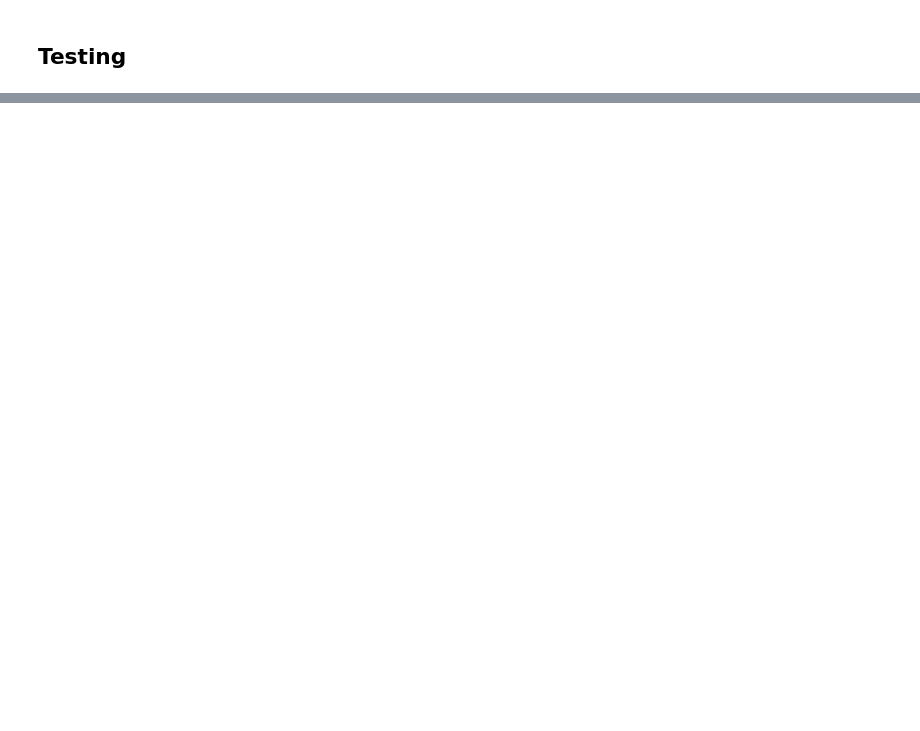
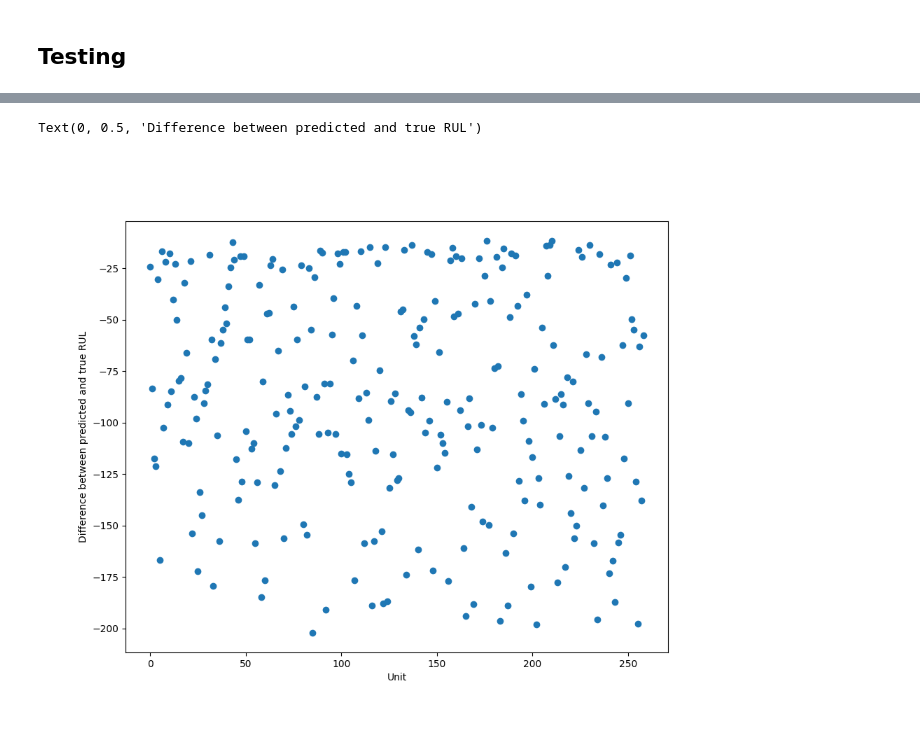
Before and after one commit to mfranzreb/DDMML_project, a Jupyter notebook: Turbofan/Master_Marco.ipynb, the cells around one changed output, grey strips where cells are left out. Drawn from its saved outputs; the diff is of its cells as text; code cells hidden in the pictures; blank space fills up the shorter version.

```diff
--- a/Turbofan/Master_Marco.ipynb
+++ b/Turbofan/Master_Marco.ipynb
@@ -308,0 +360,31 @@ plt.show()
+# %%
+#For each Unit, get all observations with Modi = 6
+all_observations = test_data_mode_six.groupby('Unit')
+last_observations = test_data_mode_six.groupby('Unit').last()
+cycles_pred = []
+unit_preds = []
+for unit in all_observations:
+    for i, row in unit[1].iterrows():
+        test_score = pca_mode_six.transform(row.values[3:].reshape(1, -1))
+        pred = exponential_func(test_score[0, 0:2].reshape(1, -1), a_opt, b_opt, c_opt, d_opt)
+        if abs(pred) > 1000:
+            continue
+        unit_preds.append(float(pred))
+    mean_pred = np.mean(unit_preds)
+    cycles_pred.append(mean_pred)
+    if abs(mean_pred) > 1000:
+        print(f'Unit {unit[0]}: {unit_preds}')
+
+#for i, truth in enumerate(rul):
+#    print(f"Pred: {cycles_pred[i]} RUL: {truth}")
+
+# plot the difference between predicted and true RUL
+fig = plt.figure(figsize=(10, 8))
+ax = fig.add_subplot()
+ax.plot([i for i in range(len(cycles_pred))], cycles_pred-rul, "o")
+ax.set_xlabel('Unit')
+ax.set_ylabel('Difference between predicted and true RUL')
+#ax.set_yscale('log')
+# %% [output]
+Text(0, 0.5, 'Difference between predicted and true RUL')
+[figure, added]
```
Also changed, not shown: parts of 9 cells of this notebook, 2 other files.
